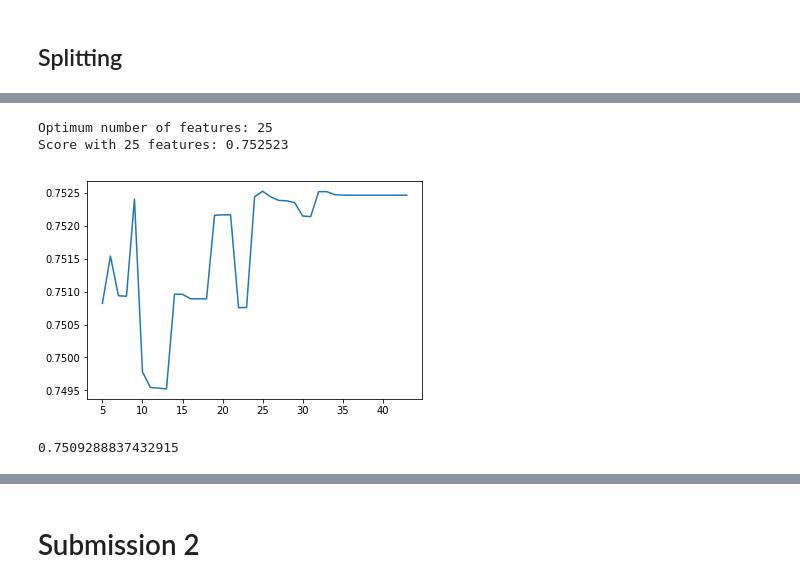
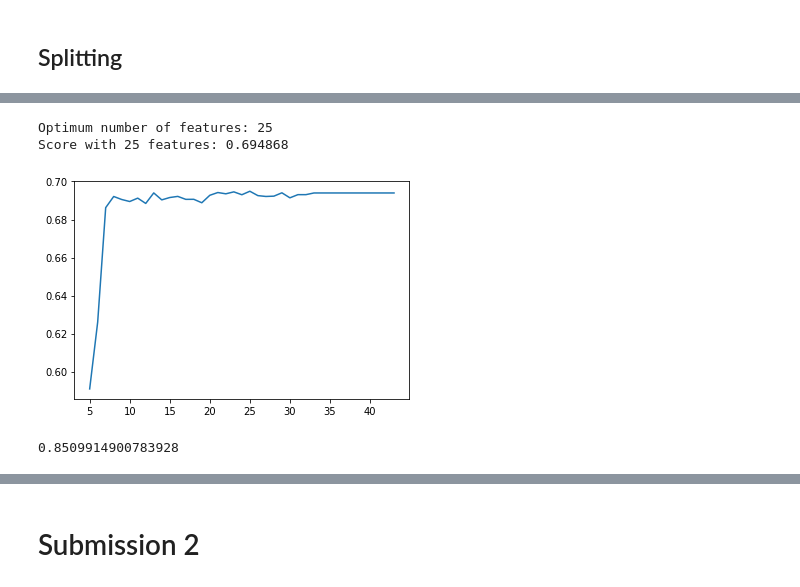
Before and after one commit to majesticfish/CS156B-Covid-Challenge, a Jupyter notebook: exploratory/Sean's Notebook/Just XY, please.ipynb, the cells around one changed output, grey strips where cells are left out. Saved outputs shown, nothing was run; the diff lists cells and outputs as text; code cells hidden in the pictures.

```diff
--- a/exploratory/Sean's Notebook/Just XY, please.ipynb
+++ b/exploratory/Sean's Notebook/Just XY, please.ipynb
@@ -203,7 +203,7 @@ def Rsquare(pred, actual):
 # %%
 large_fips, small_fips = split_fips(cum_death_counter,min_thresh=10)
 # %%
-X,y = get_XY_with_neighs(df_jhu_merged, features, 1, 5, delta_death_counter, fips_list=large_fips, moving_window=True)
+X,y = get_XY_with_neighs(df_jhu_merged, features, 1, 5, delta_death_counter, fips_list=large_fips, moving_window=True,offset=5)
 X_train, X_test, y_train, y_test = train_test_split(X, y, test_size=0.33)
 # %%
 normal_model = LinearRegression().fit(X_train.values, y_train)
@@ -235,0 +236,14 @@ R^2 (out sample): 0.752249
+# %%
+gbm = lgb.LGBMRegressor(num_leaves=10,
+                        learning_rate=0.05,
+                        n_estimators=200);
+gbm.fit(X_train, y_train,
+        eval_set=[(X_test, y_test)],
+        eval_metric='l2',
+        early_stopping_rounds=20,
+        verbose=False);
+pred_train = gbm.predict(X_train, num_iteration=gbm.best_iteration_)
+print("R squared (in sample) is %f" % Rsquare(pred_train, y_train))
+pred_test = gbm.predict(X_test, num_iteration=gbm.best_iteration_)
+print("R squared (out sample) is %f" % Rsquare(pred_test, y_test))
+plt.scatter(pred_test, y_test)
@@ -236,37 +255,41 @@ R^2 (out sample): 0.752249
 # %%
 nof_list=np.arange(5,44)
 high_score=0
 #Variable to store the optimum features
 nof=0
 score_list =[]
-for n in range(len(nof_list)):
-    model = LinearRegression()
-    rfe = RFE(model,nof_list[n])
+for n in tqdm(range(len(nof_list))):
+    gbm = lgb.LGBMRegressor(num_leaves=10,
+                        learning_rate=0.05,
+                        n_estimators=100);
+    rfe = RFE(gbm,nof_list[n])
     X_train_rfe = rfe.fit_transform(X_train,y_train)
     X_test_rfe = rfe.transform(X_test)
-    model.fit(X_train_rfe,y_train)
-    score = model.score(X_test_rfe,y_test)
+    gbm.fit(X_train_rfe,y_train)
+    score = gbm.score(X_test_rfe,y_test)
     score_list.append(score)
     if(score>high_score):
         high_score = score
         nof = nof_list[n]
 plt.plot(nof_list, score_list)
 print("Optimum number of features: %d" %nof)
 print("Score with %d features: %f" % (nof, high_score))
 # %% [output]
 Optimum number of features: 25
-Score with 25 features: 0.752523
+Score with 25 features: 0.694868
-[figure, old version]
+[figure, new version]
 # %%
-model = LinearRegression()
-rfe = RFE(model,8)
+gbm = lgb.LGBMRegressor(num_leaves=10,
+                        learning_rate=0.05,
+                        n_estimators=100);
+rfe = RFE(gbm,13)
 X_train_rfe = rfe.fit_transform(X_train,y_train)
 X_test_rfe = rfe.transform(X_test)
-model.fit(X_train_rfe,y_train)
-print(model.score(X_test_rfe,y_test))
+gbm.fit(X_train_rfe,y_train)
+print(gbm.score(X_test_rfe,y_test))
 support = rfe.support_
 # %% [output]
-0.7509288837432915
+0.8509914900783928
 # %%
 good_cols = []
 for i in range(len(support)):
```
Also changed, not shown: parts of 16 cells of this notebook, 1 other file.
